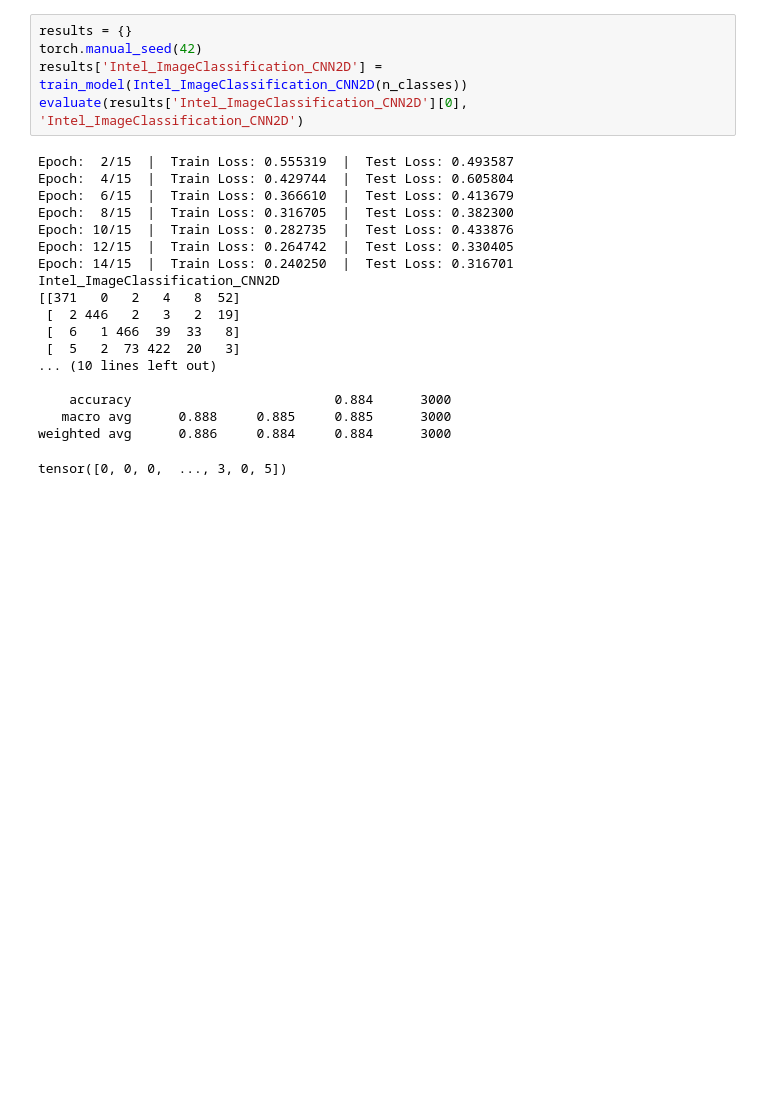
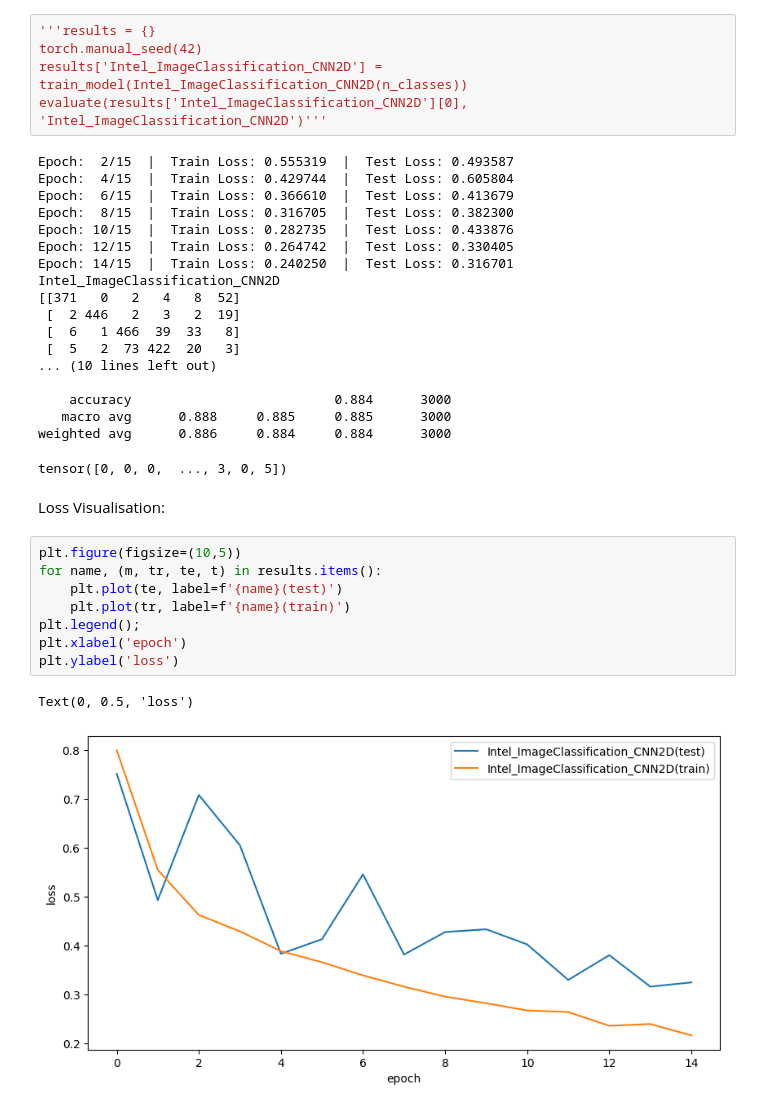
Before and after one commit to saketrama-v/IntelImageClassification_CNN2D, a Jupyter notebook: Models/IntelImageClassification_CNN2D.ipynb, the cells around one changed output. Cells and saved outputs as stored; diff of their text form; blank space fills up the shorter version.

Commit message:
feat: loss visualisation and documenting the evaluation of the model

```diff
--- a/Models/IntelImageClassification_CNN2D.ipynb
+++ b/Models/IntelImageClassification_CNN2D.ipynb
@@ -290,10 +290,10 @@ def evaluate(model, name=''):
 # %% [markdown]
 Training:
 # %%
-results = {}
+'''results = {}
 torch.manual_seed(42)
 results['Intel_ImageClassification_CNN2D'] = train_model(Intel_ImageClassification_CNN2D(n_classes))
-evaluate(results['Intel_ImageClassification_CNN2D'][0], 'Intel_ImageClassification_CNN2D')
+evaluate(results['Intel_ImageClassification_CNN2D'][0], 'Intel_ImageClassification_CNN2D')'''
 # %% [output]
 Epoch:  2/15  |  Train Loss: 0.555319  |  Test Loss: 0.493587
 Epoch:  4/15  |  Train Loss: 0.429744  |  Test Loss: 0.605804
@@ -313,3 +313,16 @@ Intel_ImageClassification_CNN2D
    macro avg      0.888     0.885     0.885      3000
 weighted avg      0.886     0.884     0.884      3000
 tensor([0, 0, 0,  ..., 3, 0, 5])
+# %% [markdown]
+Loss Visualisation:
+# %%
+plt.figure(figsize=(10,5))
+for name, (m, tr, te, t) in results.items():
+    plt.plot(te, label=f'{name}(test)')
+    plt.plot(tr, label=f'{name}(train)')
+plt.legend();
+plt.xlabel('epoch')
+plt.ylabel('loss')
+# %% [output]
+Text(0, 0.5, 'loss')
+[figure, added]
```
Also changed, not shown: parts of 4 cells of this notebook.
